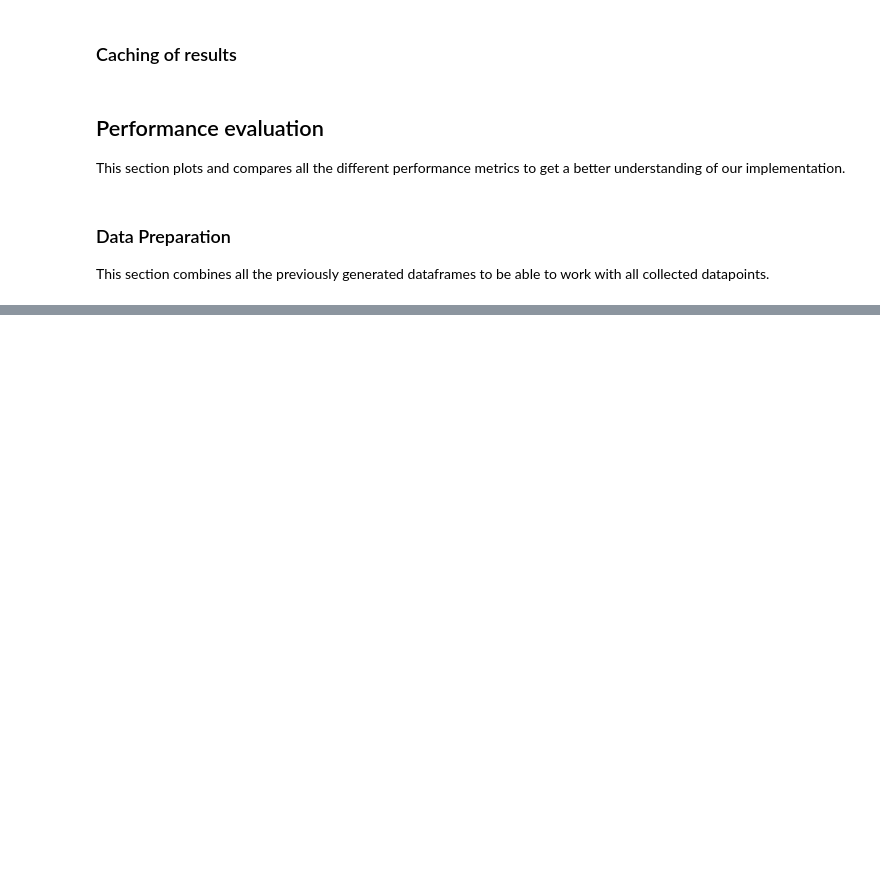
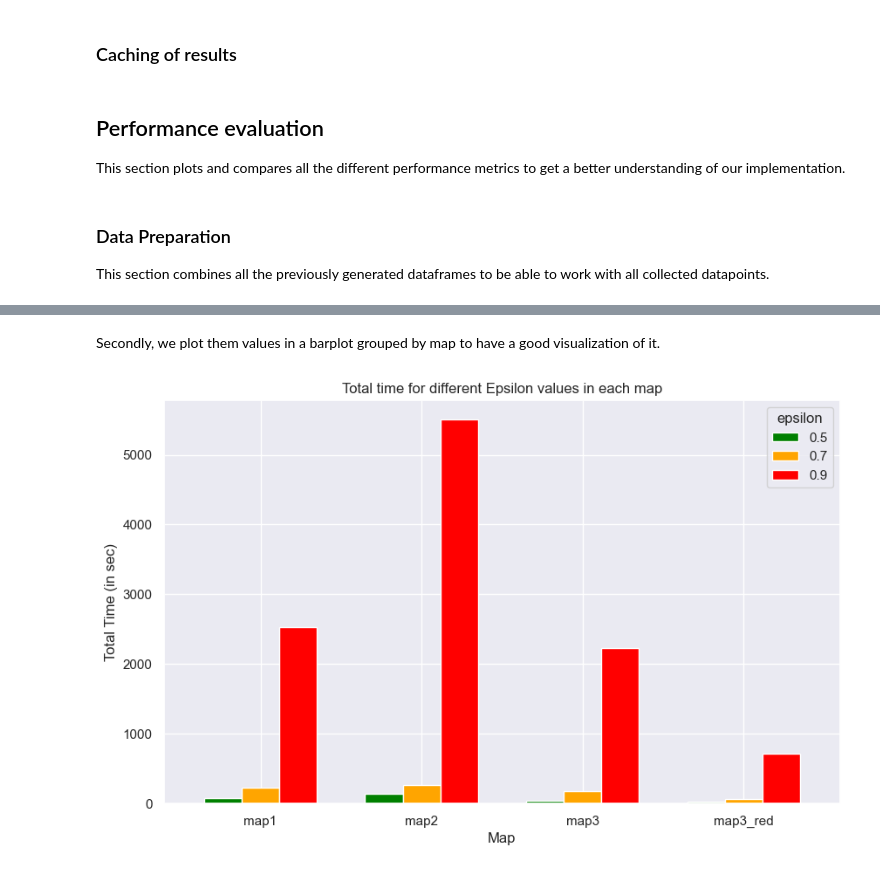
Before and after one commit to max-seeli/reinforce-path-explorer, a Jupyter notebook: train.ipynb, the cells around one changed output, grey strips where cells are left out. Saved outputs shown, nothing was run; the diff lists cells and outputs as text; code cells hidden in the pictures; blank space fills up the shorter version.

Commit message:
adding visualizations and renaming overall_perfomance to overall_effectiveness

```diff
--- a/train.ipynb
+++ b/train.ipynb
@@ -160,0 +165,6 @@ This section combines all the previously generated dataframes to be able to work
+# %%
+for map_name in maps:
+    df_total_times = pd.concat([df_total_times, pd.read_csv(f'./performance-logs/df_total_times_{map_name}.csv')])
+    df_epoch_times = pd.concat([df_epoch_times, pd.read_csv(f'./performance-logs/df_epoch_times_{map_name}.csv')])
+    df_overall_effectiveness = pd.concat([df_overall_effectiveness, pd.read_csv(f'./performance-logs/df_overall_effectiveness_{map_name}.csv')])
+    df_checkpoint_effectiveness = pd.concat([df_checkpoint_effectiveness, pd.read_csv(f'./performance-logs/df_checkpoint_effectiveness_{map_name}.csv')])
@@ -160,0 +174,6 @@ This section combines all the previously generated dataframes to be able to work
+# %%
+import seaborn as sns
+import matplotlib.pyplot as plt
+from matplotlib.lines import Line2D
+
+sns.set_theme()
@@ -160,0 +183,3 @@ This section combines all the previously generated dataframes to be able to work
+# %%
+df_pivot = df_total_times.pivot(index='map', columns='epsilon', values='total_time')
+display(df_pivot)
@@ -160,0 +193,18 @@ This section combines all the previously generated dataframes to be able to work
+# %% [markdown]
+Secondly, we plot them values in a barplot grouped by map to have a good visualization of it.
+# %%
+def plot_total_times(df_total_times):
+    df_pivot = df_total_times.pivot(index='map', columns='epsilon', values='total_time')
+
+    ax = df_pivot.plot(kind='bar', width=0.7, figsize=(10, 6), color=['green', 'orange', 'red'])
+
+    plt.xticks(rotation=0, ha='center')
+    plt.xlabel('Map')
+    plt.ylabel('Total Time (in sec)')
+    plt.title('Total time for different Epsilon values in each map')
+
+    plt.show()
+# %%
+plot_total_times(df_total_times)
+# %% [output]
+[figure, added]
```
Also changed, not shown: parts of 46 cells of this notebook, 4 other files.
